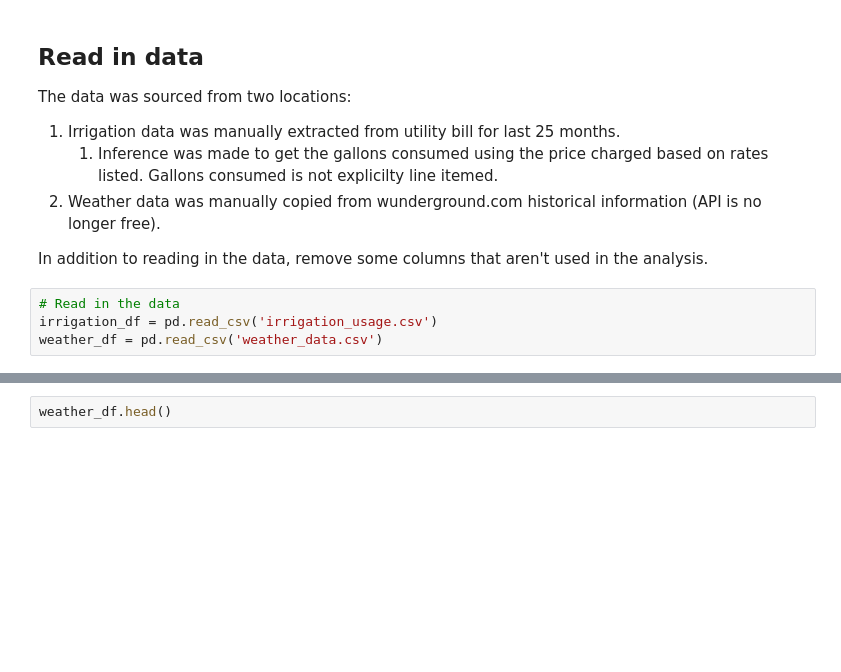
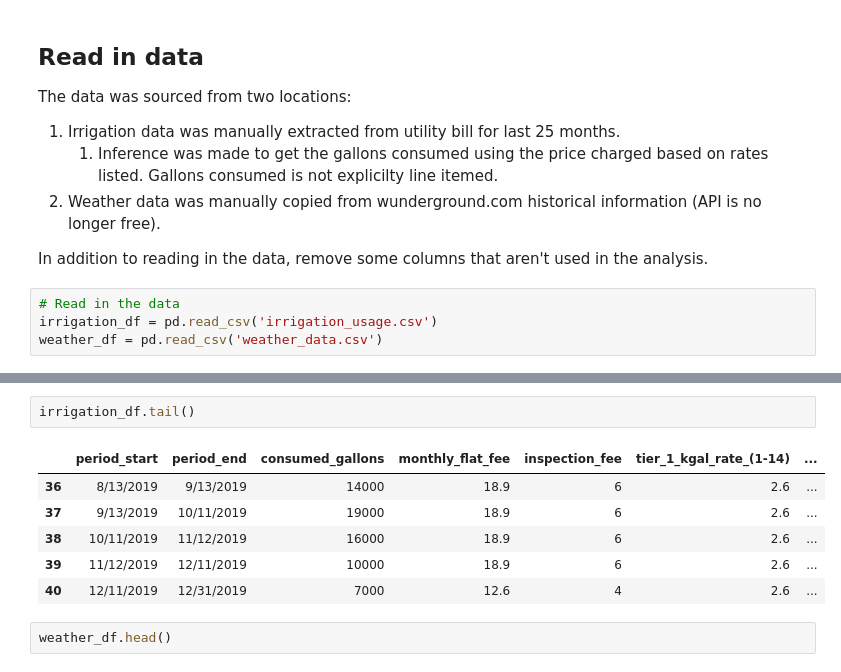
Before and after one commit to frigidplanet/smart_irrigation_analysis, a Jupyter notebook: Irrigation_Analysis.ipynb, the cells around one changed output, grey strips where cells are left out. Cells and saved outputs as stored; diff of their text form; blank space fills up the shorter version.

Commit message:
add additional irrigation and weather data

```diff
--- a/Irrigation_Analysis.ipynb
+++ b/Irrigation_Analysis.ipynb
@@ -50,3 +50,12 @@ irrigation_df.head()
+# %%
+irrigation_df.tail()
+# %% [output]
+|  | period_start | period_end | consumed_gallons | monthly_flat_fee | inspection_fee | tier_1_kgal_rate_(1-14) | ... |
+| 36 | 8/13/2019 | 9/13/2019 | 14000 | 18.9 | 6 | 2.6 | ... |
+| 37 | 9/13/2019 | 10/11/2019 | 19000 | 18.9 | 6 | 2.6 | ... |
+| 38 | 10/11/2019 | 11/12/2019 | 16000 | 18.9 | 6 | 2.6 | ... |
+| 39 | 11/12/2019 | 12/11/2019 | 10000 | 18.9 | 6 | 2.6 | ... |
+| 40 | 12/11/2019 | 12/31/2019 | 7000 | 12.6 | 4 | 2.6 | ... |
 # %%
 weather_df.head()
 # %% [output]
```
Also changed, not shown: parts of 14 cells of this notebook, 2 other files.
